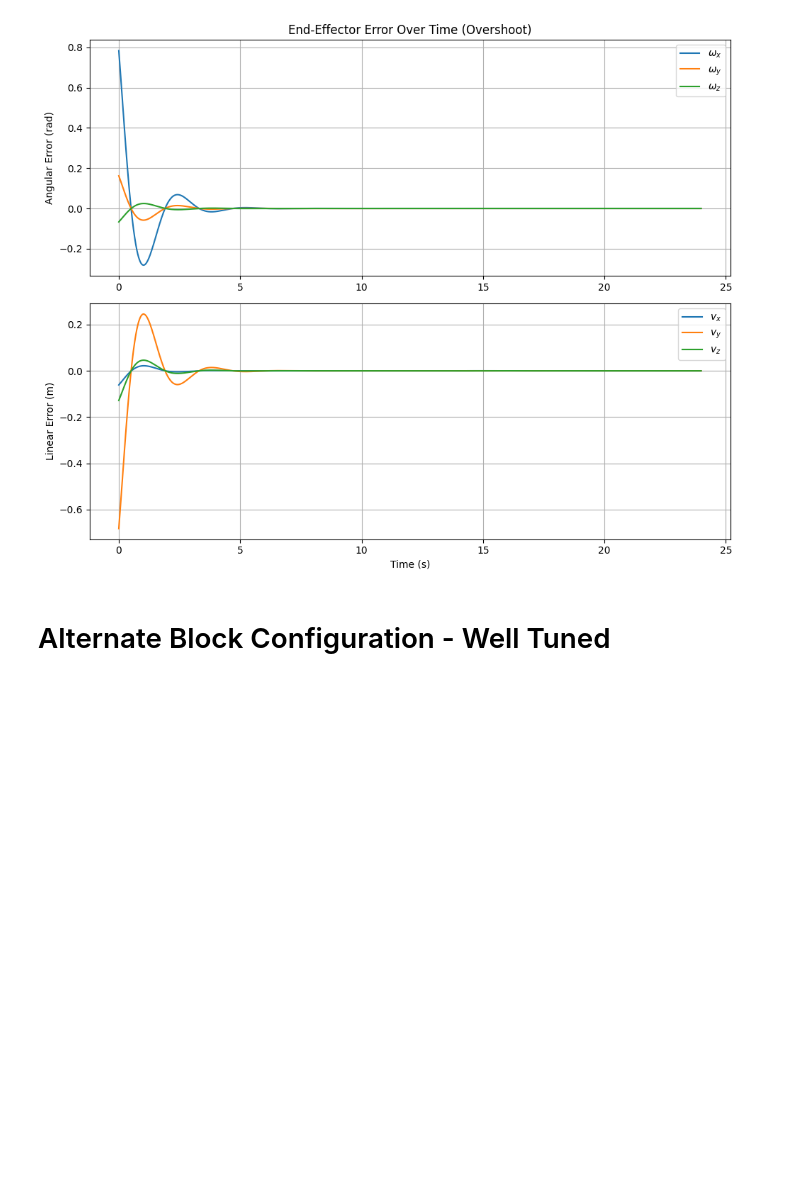
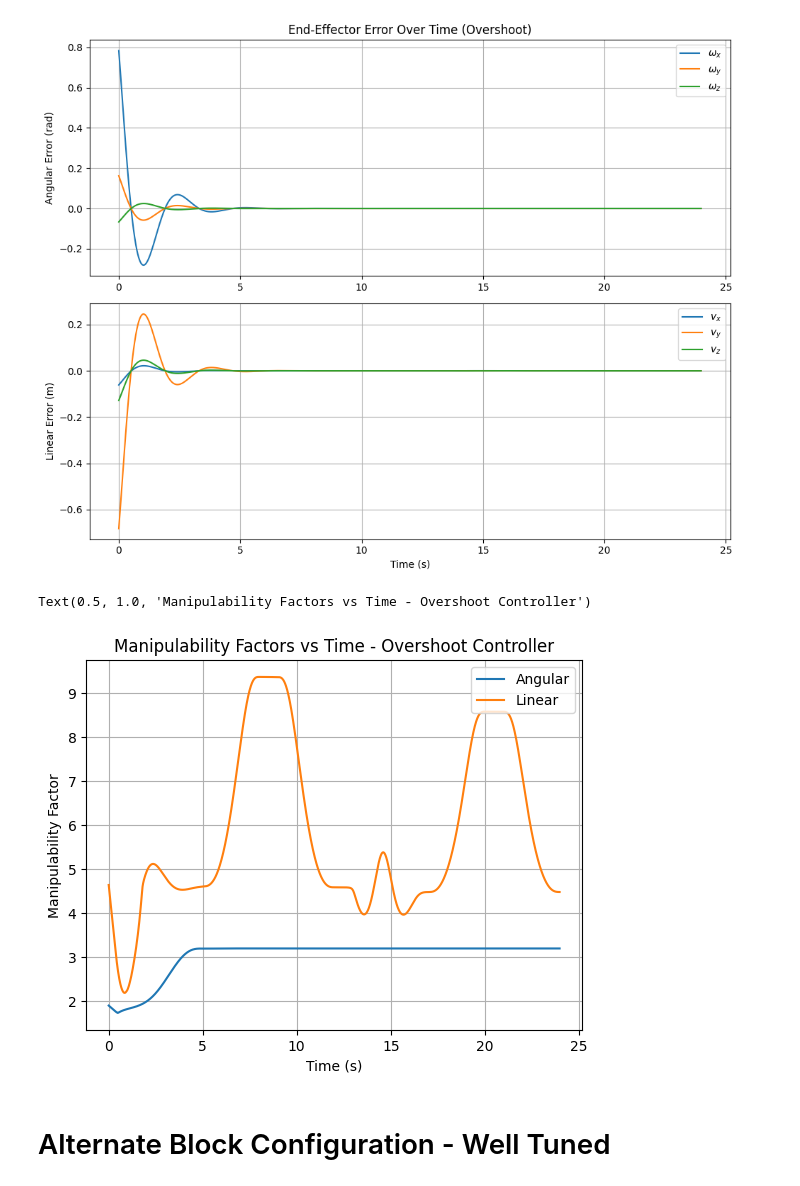
Before and after one commit to arobotdinosaur/MAE_204_Final_Project, a Jupyter notebook: DumpCode.ipynb, the cells around one changed output. Saved outputs shown, nothing was run; the diff lists cells and outputs as text; code cells hidden in the pictures; blank space fills up the shorter version.

```diff
--- a/DumpCode.ipynb
+++ b/DumpCode.ipynb
@@ -532,11 +603,20 @@ full_list=[]
 theta_0_with_gripper = []
 X_err_list = []
 t = []
+
+manip_w_list=[]
+manip_v_list=[]
+
+
 integral_error = np.zeros(6)
 for i in range(len(final_result_matrix) - 1):
     final_result_matrix_i = final_result_matrix[i]
     final_result_matrix_i_plus_1 = final_result_matrix[i+1]
-    wheel_speeds, arm_joint_speeds, V_commanded, X_err_twist = FeedbackControl(final_result_matrix_i,final_result_matrix_i_plus_1, Kp*np.eye(6), Ki*np.eye(6),0.01,theta_0[0:8])
+    wheel_speeds, arm_joint_speeds, V_commanded, X_err_twist, Je = FeedbackControl(final_result_matrix_i,final_result_matrix_i_plus_1, Kp*np.eye(6), Ki*np.eye(6),0.01,theta_0[0:8])
+
+    manipw,manipv=Manipulability(Je)
+    manip_w_list.append(manipw)
+    manip_v_list.append(manipv)
 
     #print("Xerr", X_err_twist)
     X_err_list.append(X_err_twist)
@@ -584,6 +664,18 @@ plt.tight_layout()
 plt.show()
 # %% [output]
 [figure]
+# %%
+#manipulability plot
+plt.plot(t_array,manip_w_list,label=r'Angular')
+plt.plot(t_array,manip_v_list,label=r'Linear')
+plt.xlabel('Time (s)')
+plt.ylabel('Manipulability Factor')
+plt.legend(loc='upper right')
+plt.grid(True)
+plt.title("Manipulability Factors vs Time - Overshoot Controller")
+# %% [output]
+Text(0.5, 1.0, 'Manipulability Factors vs Time - Overshoot Controller')
+[figure, added]
 # %% [markdown]
 # Alternate Block Configuration - Well Tuned
 # %%
```
Also changed, not shown: parts of 10 cells of this notebook.
